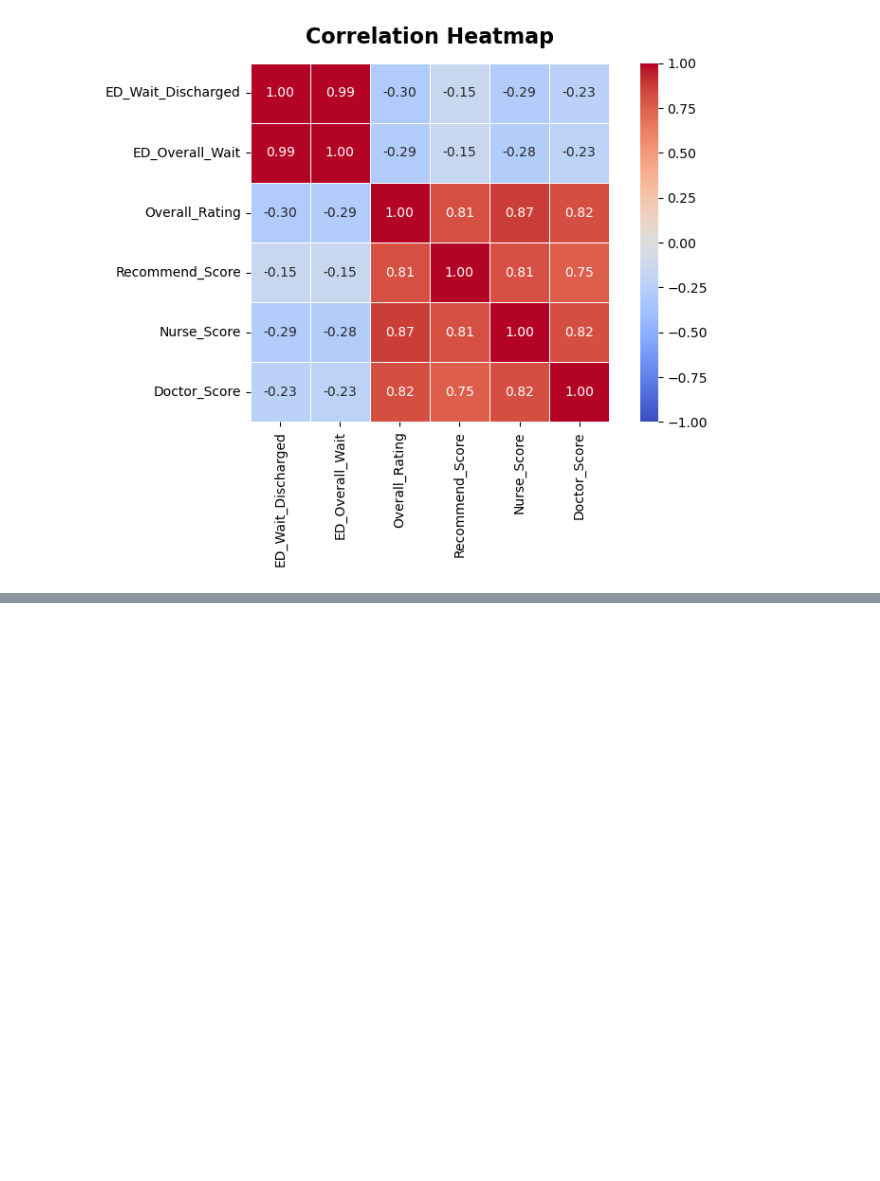
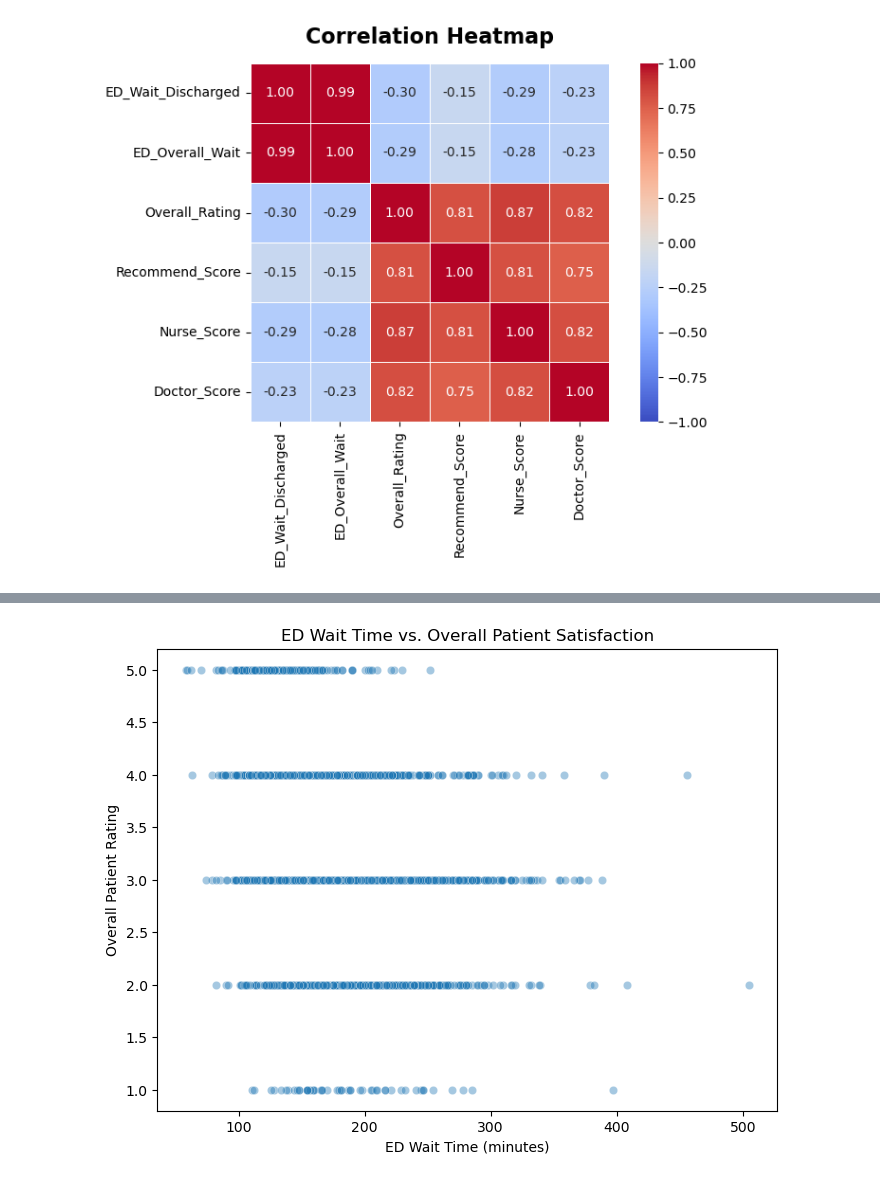
Before and after one commit to RithikaCheela/hospital-wait-time-drivers, a Jupyter notebook: analysis.ipynb, the cells around one changed output, grey strips where cells are left out. Cells and saved outputs as stored; diff of their text form; code cells hidden in the pictures; blank space fills up the shorter version.

Commit message:
scatter and box plots

```diff
--- a/analysis.ipynb
+++ b/analysis.ipynb
@@ -113,0 +120,11 @@ plt.show()
+# %%
+# basic scatter plot
+
+plt.figure(figsize=(8,6))
+sns.scatterplot(data=df, x='ED_Overall_Wait', y='Overall_Rating', alpha=0.4)
+plt.xlabel('ED Wait Time (minutes)')
+plt.ylabel('Overall Patient Rating')
+plt.title('ED Wait Time vs. Overall Patient Satisfaction')
+plt.show()
+# %% [output]
+[figure, added]
```
Also changed, not shown: parts of 15 cells of this notebook.
